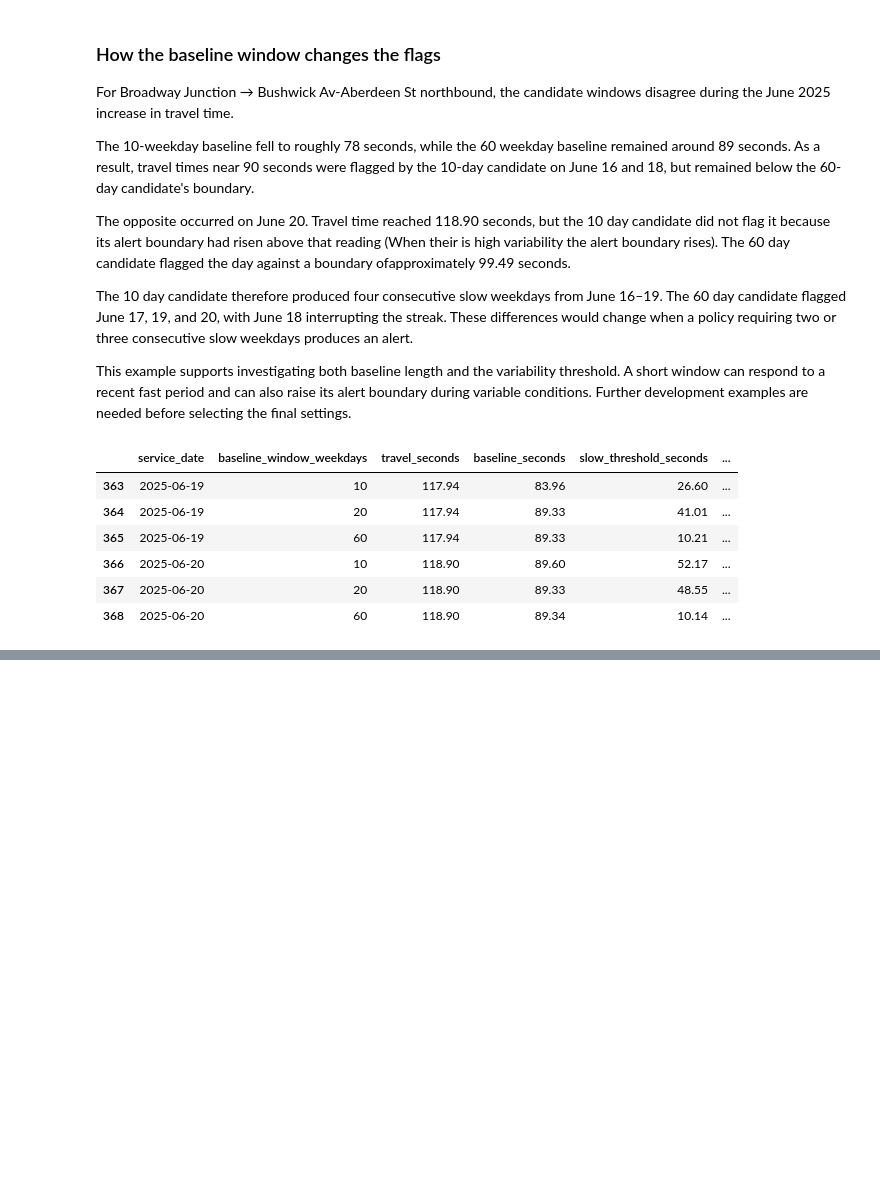
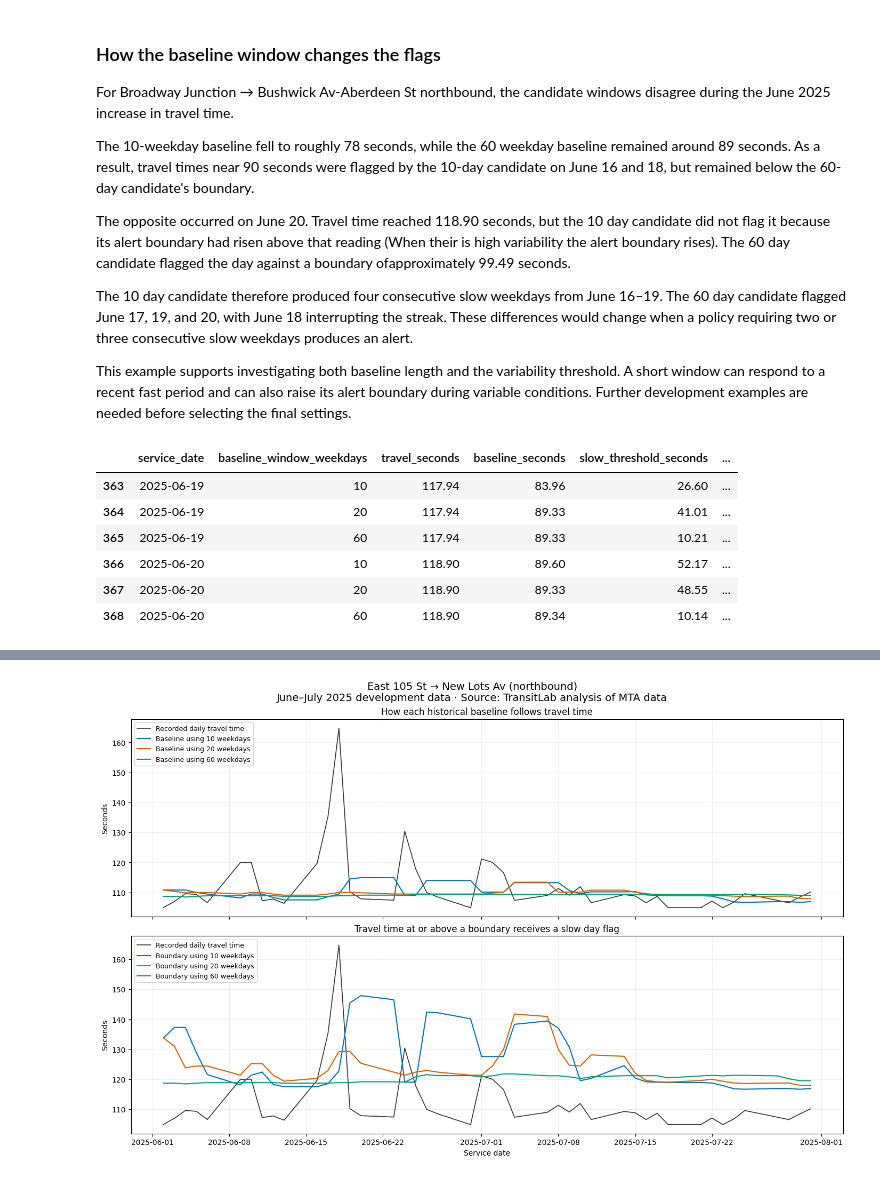
Before and after one commit to Jonathan-V-Dinh/NYC-L-Train-Bottleneck-Monitor, a Jupyter notebook: notebooks/01_baseline_investigation.ipynb, the cells around one changed output, grey strips where cells are left out. Saved outputs shown, nothing was run; the diff lists cells and outputs as text; code cells hidden in the pictures; blank space fills up the shorter version.

Commit message:
East 105 St → New Lots Av northbound analysis

```diff
--- a/notebooks/01_baseline_investigation.ipynb
+++ b/notebooks/01_baseline_investigation.ipynb
@@ -356,0 +363,90 @@ persistent slow running elsewhere in the development data.
+# %%
+# Inspect East 105 St -> New Lots Av northbound during June and July 2025
+
+selected_a_stop = "L28N"
+selected_b_stop = "L27N"
+
+start_date = "2025-06-01"
+end_date = "2025-07-31"
+
+segment = candidates.loc[
+    (candidates["a_stop"] == selected_a_stop)
+    & (candidates["b_stop"] == selected_b_stop)
+    & candidates["service_date"].between(start_date, end_date)
+].copy()
+
+if segment.empty:
+    raise ValueError("No observations match the selected segment and dates.")
+
+# Recorded travel time is repeated across the three candidate windows.
+# Keep one copy per date for the observed line.
+observed = (
+    segment[["service_date", "travel_seconds"]]
+    .drop_duplicates()
+    .sort_values("service_date")
+)
+
+station_names = segment.iloc[0]
+
+colors = {
+    10: "#0072B2",
+    20: "#D55E00",
+    60: "#009E73",
+}
+
+fig, axes = plt.subplots(
+    2,
+    1,
+    figsize=(14, 9),
+    sharex=True,
+    constrained_layout=True,
+)
+
+for axis in axes:
+    axis.plot(
+        observed["service_date"],
+        observed["travel_seconds"],
+        color="#333333",
+        linewidth=1.2,
+        label="Recorded daily travel time",
+    )
+    axis.set_ylabel("Seconds")
+    axis.grid(alpha=0.2)
+
+for window, color in colors.items():
+    window_data = segment.loc[
+        segment["baseline_window_weekdays"] == window
+    ].sort_values("service_date")
+
+    axes[0].plot(
+        window_data["service_date"],
+        window_data["baseline_seconds"],
+        color=color,
+        linewidth=1.5,
+        label=f"Baseline using {window} weekdays",
+    )
+
+    axes[1].plot(
+        window_data["service_date"],
+        window_data["alert_boundary_seconds"],
+        color=color,
+        linewidth=1.5,
+        label=f"Boundary using {window} weekdays",
+    )
+
+axes[0].set_title("How each historical baseline follows travel time")
+axes[1].set_title("Travel time at or above a boundary receives a slow day flag")
+axes[1].set_xlabel("Service date")
+
+for axis in axes:
+    axis.legend(loc="upper left", fontsize=9)
+
+fig.suptitle(
+    f"{station_names['a_station']} → {station_names['b_station']} (northbound)\n"
+    "June–July 2025 development data · Source: TransitLab analysis of MTA data",
+    fontsize=14,
+)
+
+plt.show()
+# %% [output]
+[figure, added]
```
Also changed, not shown: parts of 4 cells of this notebook, 1 other file.
